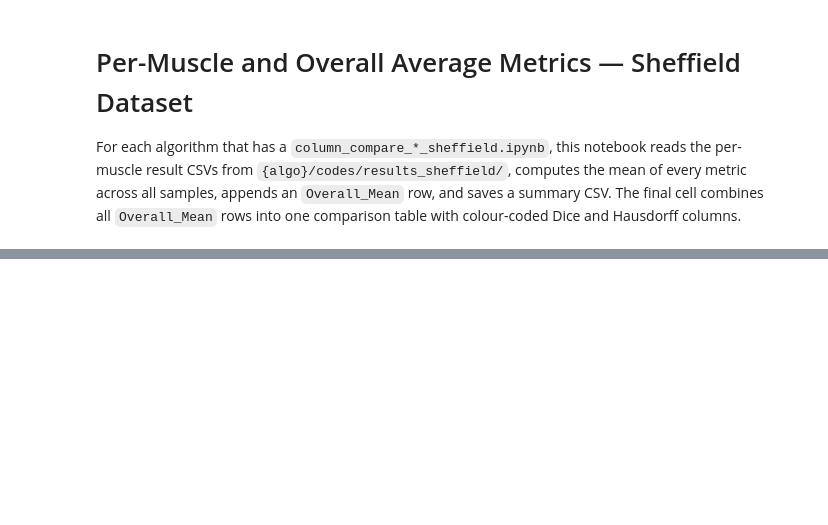
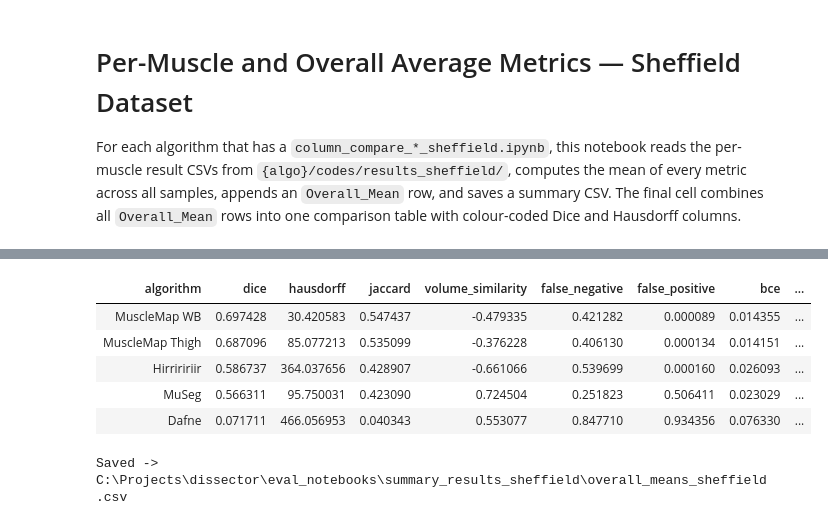
Before and after one commit to drcandacemakedamoore/dissector, a Jupyter notebook: eval_notebooks/algos_avg_results_sheffield.ipynb, the cells around one changed output, grey strips where cells are left out. Drawn from its saved outputs; the diff is of its cells as text; code cells hidden in the pictures; blank space fills up the shorter version.

```diff
--- a/eval_notebooks/algos_avg_results_sheffield.ipynb
+++ b/eval_notebooks/algos_avg_results_sheffield.ipynb
@@ -199,30 +317,47 @@ else:
     combined = combined.drop(
         columns=['inter_slice_dice_pred', 'inter_slice_dice_gt'], errors='ignore'
     )
 
     # Prefer dice and hausdorff as the primary sort key
     if 'dice' in combined.columns:
         combined = combined.sort_values('dice', ascending=False)
 
     num_cols = combined.select_dtypes(include='number').columns.tolist()
     grad_cols = {col: 'RdYlGn' for col in ['dice', 'jaccard', 'boundary_iou_3d',
                                              'inter_slice_dice_ratio']
                  if col in num_cols}
     grad_cols_r = {col: 'RdYlGn_r' for col in ['hausdorff', 'false_negative',
                                                   'false_positive', 'bce']
                    if col in num_cols}
 
+    def _bold_best(s: pd.Series, higher_is_better: bool) -> list[str]:
+        """Bold the best (max or min) value in a column; ties all get bolded."""
+        best = s.max() if higher_is_better else s.min()
+        return ['font-weight: bold' if v == best else '' for v in s]
+
     styler = (
         combined.reset_index()
         .style
         .format('{:.4f}', subset=num_cols)
         .hide(axis='index')
     )
     for col, cmap in {**grad_cols, **grad_cols_r}.items():
         styler = styler.background_gradient(subset=[col], cmap=cmap, axis=0)
+    for col in grad_cols:      # higher is better
+        styler = styler.apply(_bold_best, subset=[col], higher_is_better=True)
+    for col in grad_cols_r:    # lower is better
+        styler = styler.apply(_bold_best, subset=[col], higher_is_better=False)
 
     display(styler)
 
     out_combined = SUMMARY_DIR / 'overall_means_sheffield.csv'
     combined.to_csv(out_combined, float_format='%.4f')
     print(f'Saved -> {out_combined}')
+# %% [output]
+| algorithm | dice | hausdorff | jaccard | volume_similarity | false_negative | false_positive | bce | ... |
+| MuscleMap WB | 0.697428 | 30.420583 | 0.547437 | -0.479335 | 0.421282 | 0.000089 | 0.014355 | ... |
+| MuscleMap Thigh | 0.687096 | 85.077213 | 0.535099 | -0.376228 | 0.406130 | 0.000134 | 0.014151 | ... |
+| Hirriririir | 0.586737 | 364.037656 | 0.428907 | -0.661066 | 0.539699 | 0.000160 | 0.026093 | ... |
+| MuSeg | 0.566311 | 95.750031 | 0.423090 | 0.724504 | 0.251823 | 0.506411 | 0.023029 | ... |
+| Dafne | 0.071711 | 466.056953 | 0.040343 | 0.553077 | 0.847710 | 0.934356 | 0.076330 | ... |
+Saved -> C:\Projects\dissector\eval_notebooks\summary_results_sheffield\overall_means_sheffield.csv
```
Also changed, not shown: parts of 4 cells of this notebook, 24 other files.
